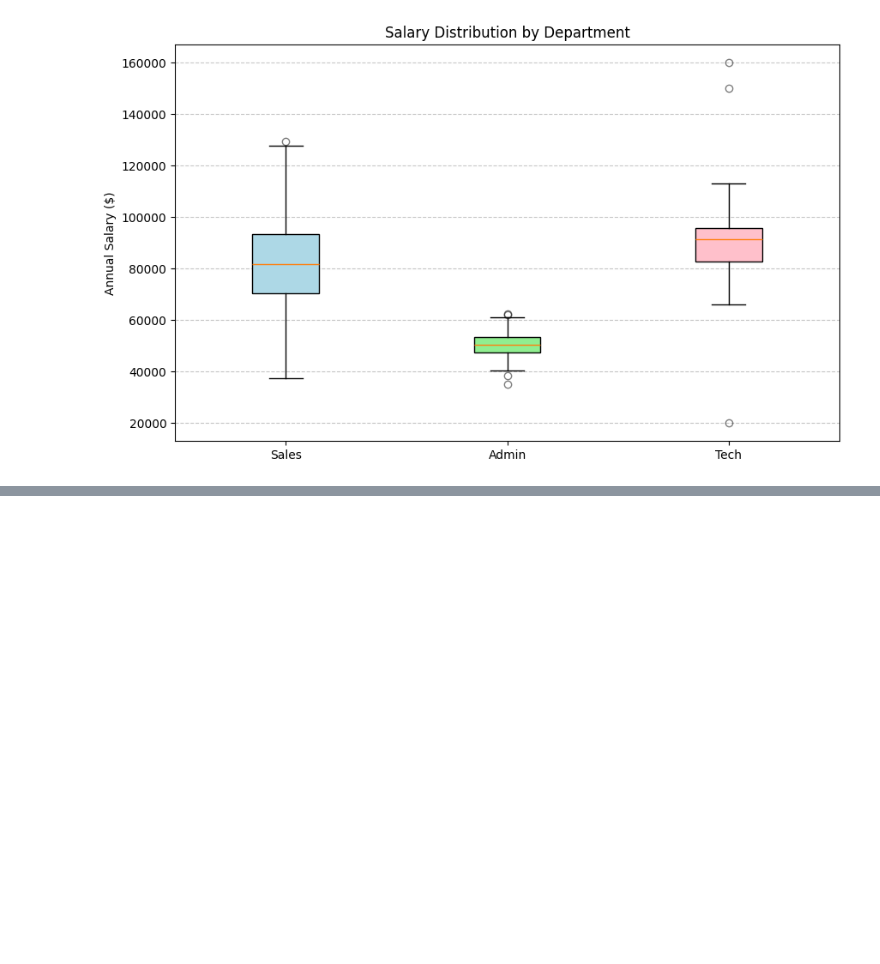
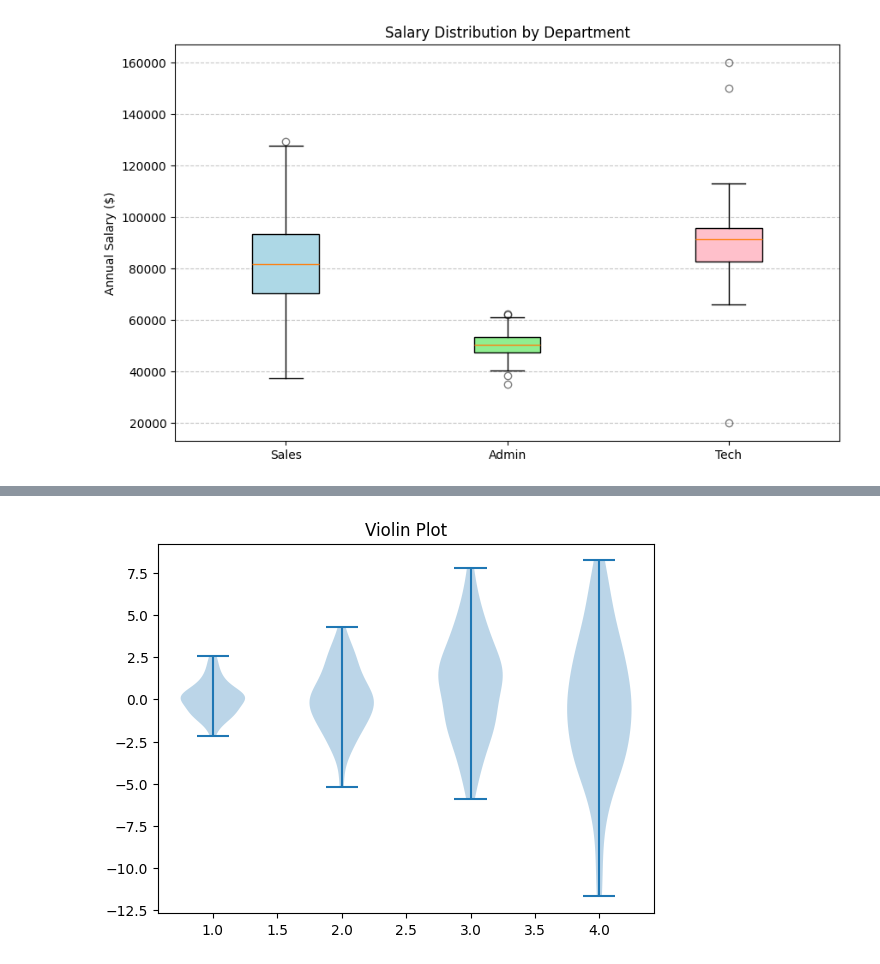
Before and after one commit to Subodhoraw/Python-revive, a Jupyter notebook: Q&A/python_details/matplotlibd/advancedmatplotlinb.ipynb, the cells around one changed output, grey strips where cells are left out. Cells and saved outputs as stored; diff of their text form; code cells hidden in the pictures; blank space fills up the shorter version.

```diff
--- a/Q&A/python_details/matplotlibd/advancedmatplotlinb.ipynb
+++ b/Q&A/python_details/matplotlibd/advancedmatplotlinb.ipynb
@@ -62,0 +156,9 @@ tech.
+# %%
+data = [np.random.normal(0, std, 100) for std in range(1, 5)]
+
+fig, ax = plt.subplots()
+parts = ax.violinplot(data, positions=[1, 2, 3, 4] , showextrema= True )
+ax.set_title('Violin Plot')
+plt.show()
+# %% [output]
+[figure, added]
```
Also changed, not shown: parts of 7 cells of this notebook.
